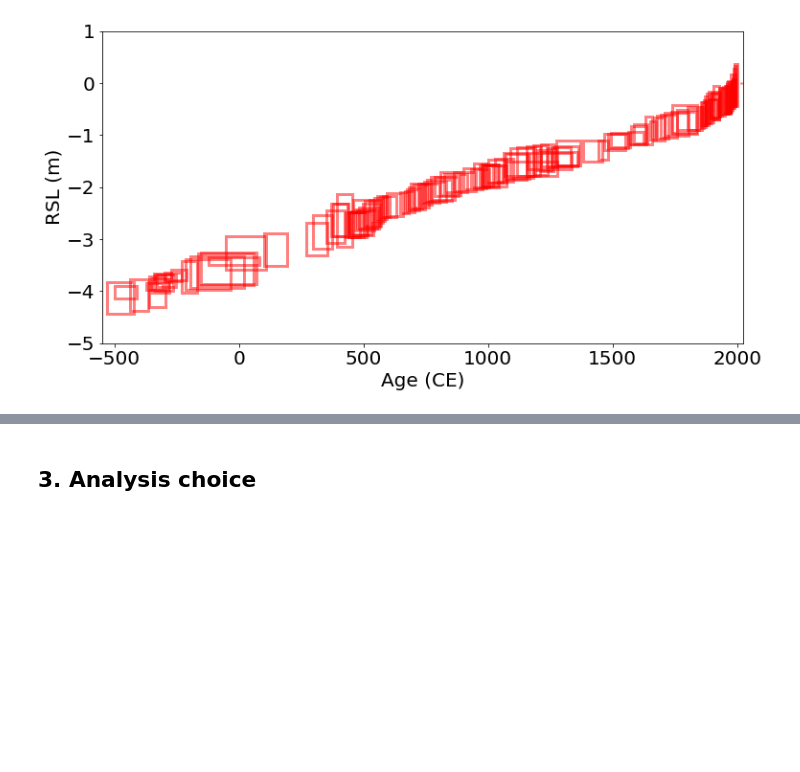
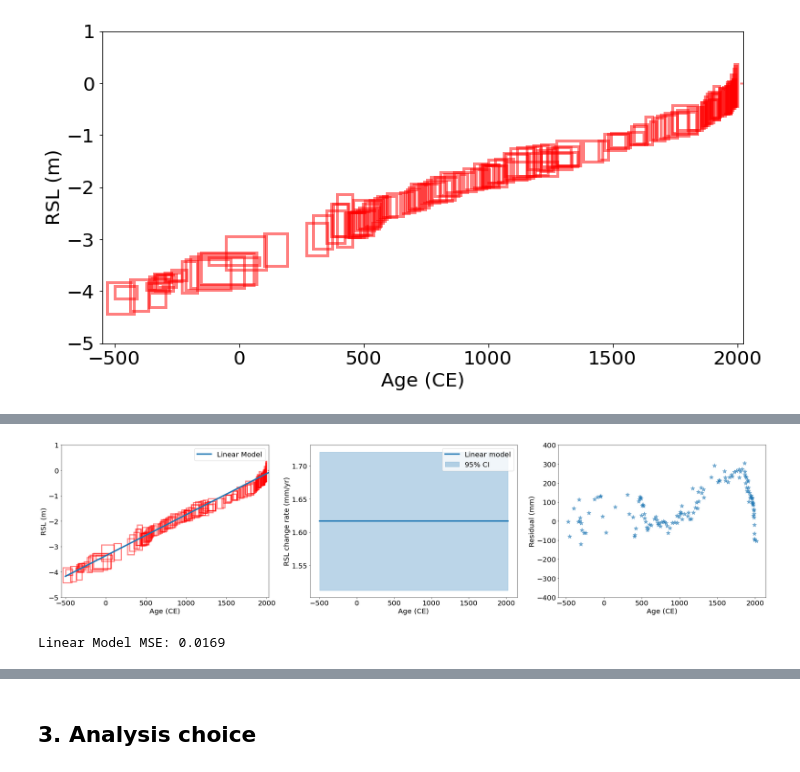
Before and after one commit to radical-collaboration/PaleoSTeHM, a Jupyter notebook: Tutorials/1. Introduction/Paleo_STeHM_intro.ipynb, the cells around one changed output, grey strips where cells are left out. Saved outputs shown, nothing was run; the diff lists cells and outputs as text; code cells hidden in the pictures; blank space fills up the shorter version.

```diff
--- a/Tutorials/1. Introduction/Paleo_STeHM_intro.ipynb
+++ b/Tutorials/1. Introduction/Paleo_STeHM_intro.ipynb
@@ -414,0 +427,34 @@ The parameter level captures key attributes of the data and process levels throu
+# %%
+a_mean,a_std = np.mean(a_dis),np.std(a_dis)
+b_mean,b_std = np.mean(b_dis),np.std(b_dis)
+mean_pred = np.mean(y_pred,axis=0)
+
+#--------visualize modelled RSL, RSL change rate and model residual-----------------
+plt.figure(figsize=(36,8))
+ax = plt.subplot(131)
+PSTHM.plot_uncertainty_boxes(X,y, x_sigma*2,y_sigma*2,ax=ax)
+plt.plot(pred_x,mean_pred,color='C0',linewidth=4,label='Linear Model')
+ax.set_xlim(-550,2025)
+ax.set_ylim(-5,1)
+plt.legend()
+
+ax2 = plt.subplot(132)
+plt.plot(pred_x,[a_mean*1000,a_mean*1000],color='C0',linewidth=4,label='Linear model')
+plt.fill_between(pred_x,(a_mean-2*a_std)*1000,(a_mean+2*a_std)*1000,color='C0',alpha=0.3,label='95% CI')
+plt.ylabel('RSL change rate (mm/yr)')
+plt.xlabel('Age (CE)')
+plt.legend()
+
+ax3 = plt.subplot(133)
+f_hand = interpolate.interp1d(pred_x,mean_pred)
+linear_prediction = f_hand(X)
+plt.scatter(X,(linear_prediction-y.detach().numpy())*1000,s=150,marker='*',color='C0',alpha=0.6)
+plt.xlabel('Age (CE)')
+
+plt.ylabel('Residual (mm)')
+plt.ylim(-400,400)
+plt.show()
+print('Linear Model MSE: {:4.4f}'.format(PSTHM.cal_MSE(y.detach().numpy(),linear_prediction)));
+# %% [output]
+[figure, added]
+Linear Model MSE: 0.0169
```
Also changed, not shown: parts of 15 cells of this notebook, 1 other file.
